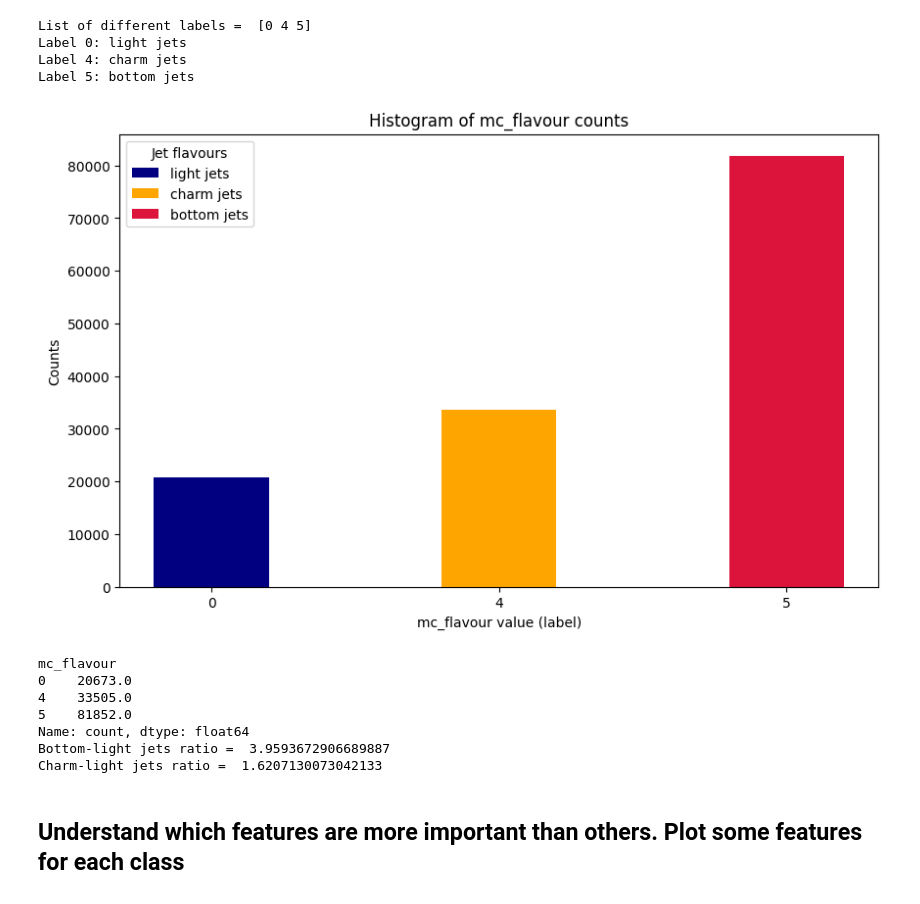
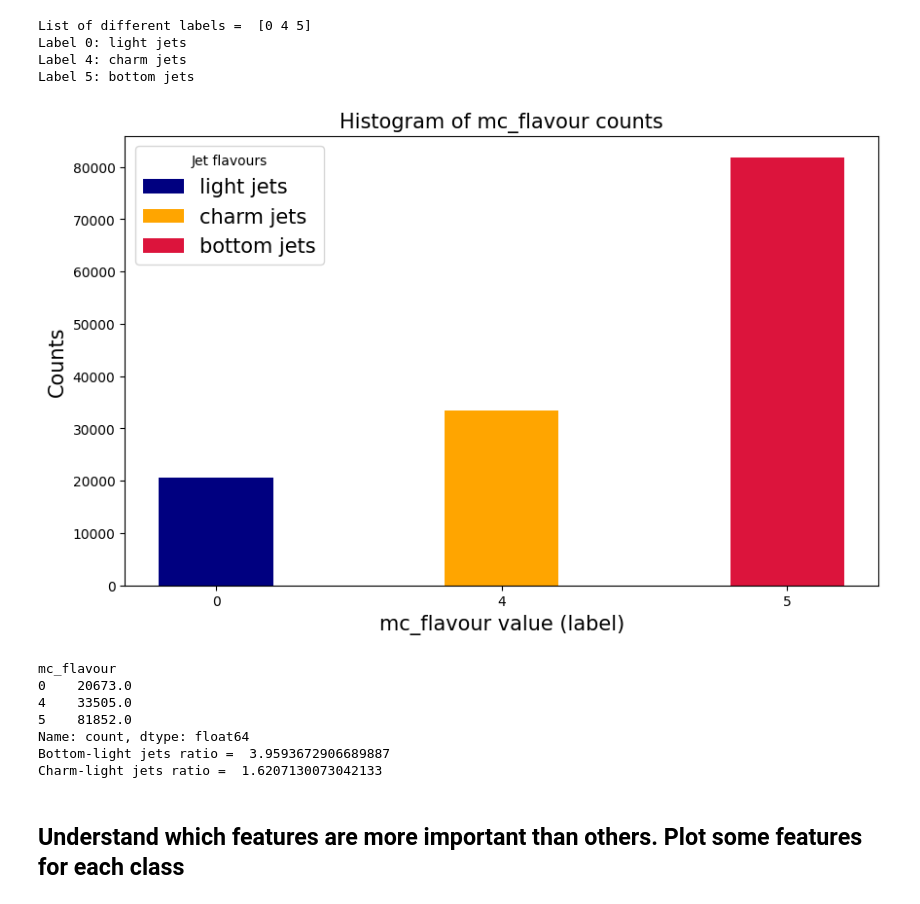
Before and after one commit to Maic-R/ML_for_physics, a Jupyter notebook: features_plot.ipynb, the cells around one changed output. Drawn from its saved outputs; the diff is of its cells as text; code cells hidden in the pictures.

Commit message:
Fontsize features plot

```diff
--- a/features_plot.ipynb
+++ b/features_plot.ipynb
@@ -25,26 +25,26 @@ Label 5: bottom jets
 # %%
 df_description = jet_data.groupby('mc_flavour').describe()
 label_counts = df_description['PT']['count']
 
 # plot counts vs mc_flavour value to understand how many data for each class we have
 plt.figure(figsize=(10,6))
 bars = plt.bar(x=label_counts.index.astype(str), height=label_counts.values, width=0.4, color=['navy', 'orange', 'crimson'])
-plt.title('Histogram of mc_flavour counts')
-plt.xlabel('mc_flavour value (label)')
-plt.ylabel('Counts')
+plt.title('Histogram of mc_flavour counts', fontsize=15)
+plt.xlabel('mc_flavour value (label)', fontsize=15)
+plt.ylabel('Counts', fontsize=15)
 plt.xticks(rotation=0)
-plt.legend(bars, flavour_labels.values(), title="Jet flavours")
+plt.legend(bars, flavour_labels.values(), title="Jet flavours", fontsize=15)
 plt.show()
 
 print(label_counts)
 
 bl_ratio = label_counts[5]/label_counts[0]
 cl_ratio = label_counts[4]/label_counts[0]
 
 print('Bottom-light jets ratio = ', bl_ratio)
 print('Charm-light jets ratio = ', cl_ratio)
 # %% [output]
-[figure, old version]
+[figure, new version]
 mc_flavour
 0    20673.0
 4    33505.0
```
Also changed, not shown: parts of 6 cells of this notebook.
